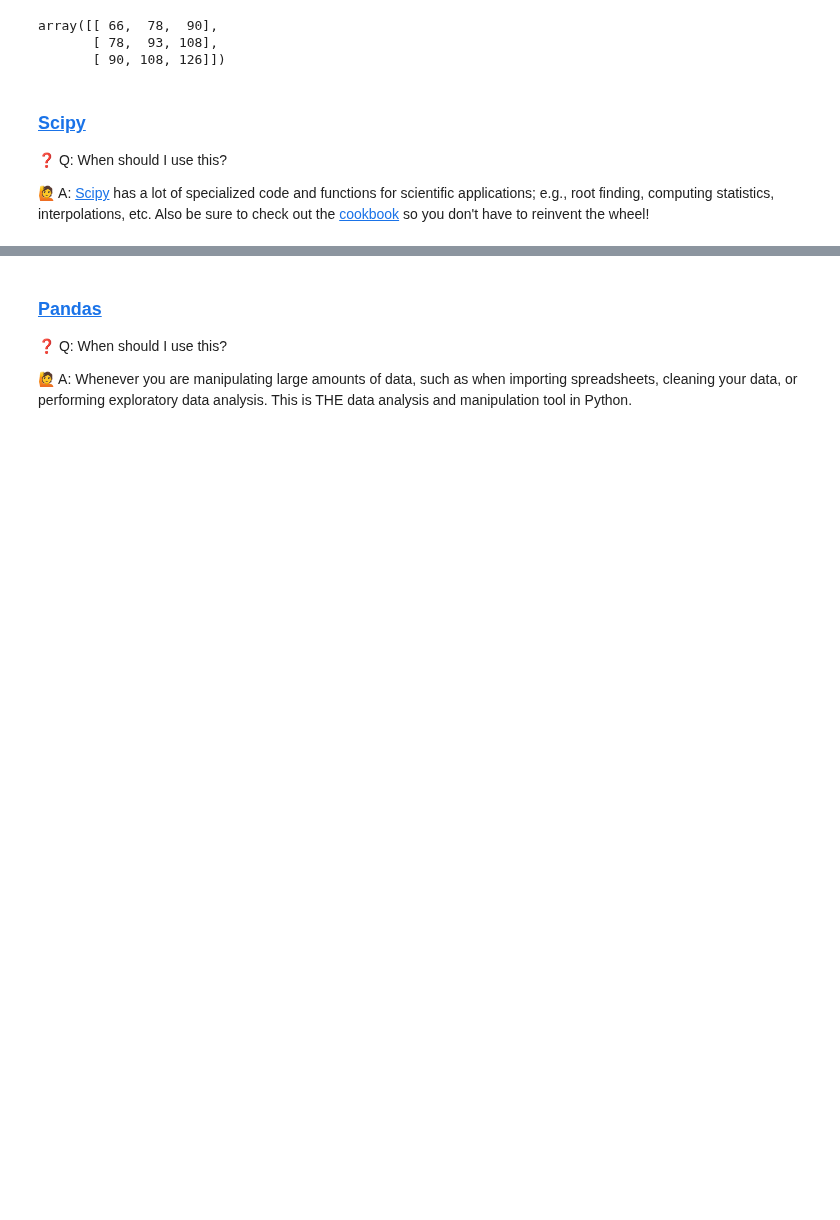
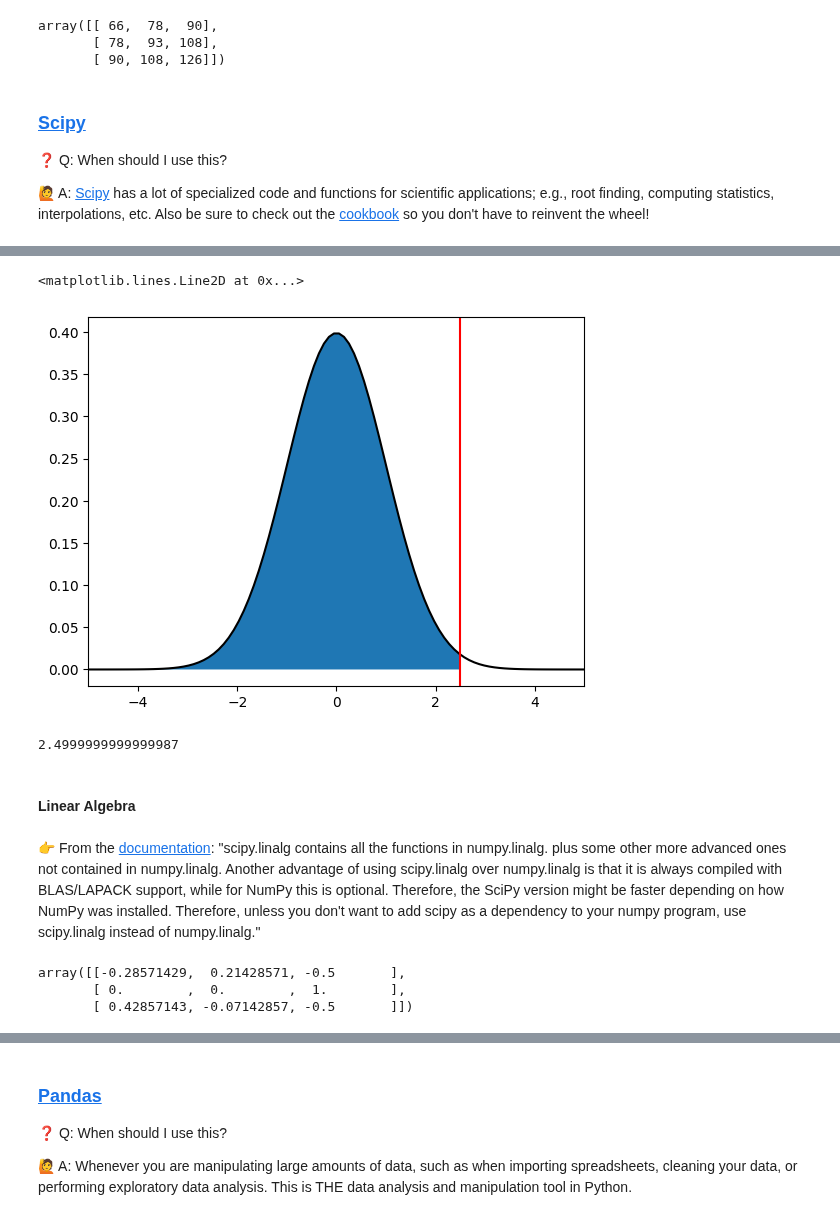
Before and after one commit to mahynski/chemometric-carpentry, a Jupyter notebook: notebooks/Introduction.ipynb, the cells around one changed output, grey strips where cells are left out. Saved outputs shown, nothing was run; the diff lists cells and outputs as text; code cells hidden in the pictures; blank space fills up the shorter version.

```diff
--- a/notebooks/Introduction.ipynb
+++ b/notebooks/Introduction.ipynb
@@ -895,0 +977,32 @@ For chemometric applications, the most useful tools are typically [statistics](h
+# %%
+# Here is a sample of some fancier plotting.
+
+# Color the area under the curve.
+plt.fill_between(x, rv.pdf(x), where=x<2.5)
+
+# Plot the PDF.
+_ = plt.plot(
+    x,
+    rv.pdf(x),
+    color='black'
+)
+
+# Adjust the x-axis.
+plt.xlim(-5, 5)
+
+# Plot the limit with a vertical red line.
+plt.axvline(2.5, color='red')
+# %% [output]
+<matplotlib.lines.Line2D at 0x...>
+[figure, added]
+# %%
+# The "Percent point function" is the inverse of the CDF.  In other words, if
+# we what the x-value that represents the CDF equal to a certain value we can
+# use the PPF.
+rv.ppf(0.9937903346742238)
+# %% [output]
+2.4999999999999987
+# %% [markdown]
+#### Linear Algebra
+# %% [markdown]
+👉 From the [documentation](https://docs.scipy.org/doc/scipy/tutorial/linalg.html#scipy-linalg-vs-numpy-linalg): "scipy.linalg contains all the functions in numpy.linalg. plus some other more advanced ones not contained in numpy.linalg. Another advantage of using scipy.linalg over numpy.linalg is that it is always compiled with BLAS/LAPACK support, while for NumPy this is optional. Therefore, the SciPy version might be faster depending on how NumPy was installed. Therefore, unless you don't want to add scipy as a dependency to your numpy program, use scipy.linalg instead of numpy.linalg."
@@ -895,0 +1018,7 @@ For chemometric applications, the most useful tools are typically [statistics](h
+# %%
+# Let's compute the inverse of this matrix.
+scipy.linalg.inv(x)
+# %% [output]
+array([[-0.28571429,  0.21428571, -0.5       ],
+       [ 0.        ,  0.        ,  1.        ],
+       [ 0.42857143, -0.07142857, -0.5       ]])
```
Also changed, not shown: parts of 38 cells of this notebook.
